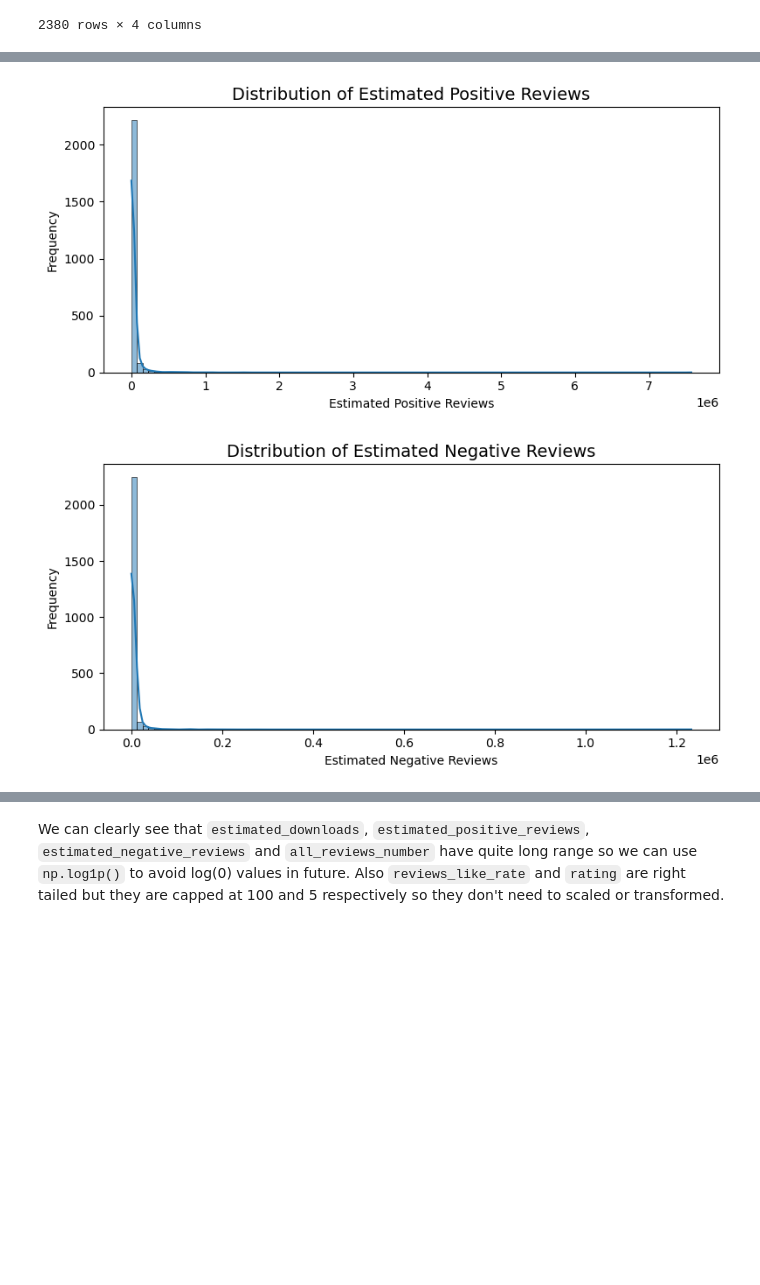
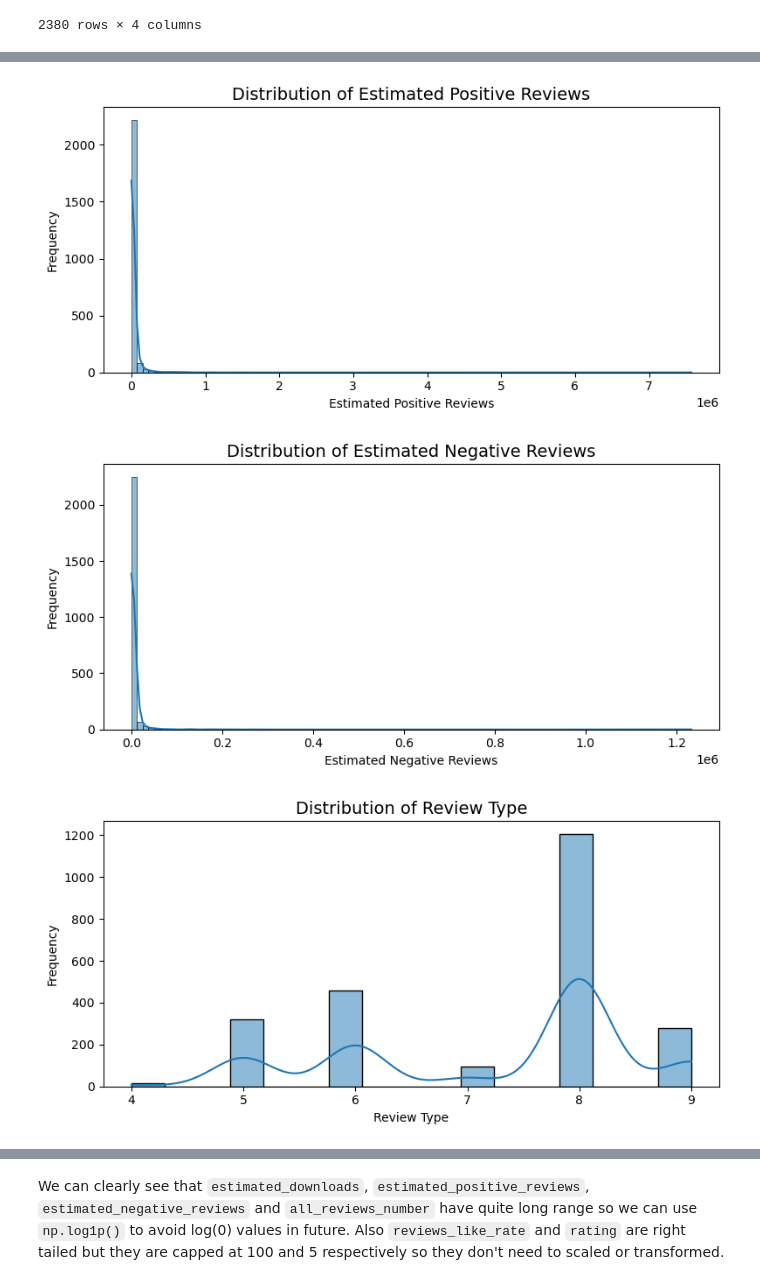
Before and after one commit to Jupiee/steam-eda, a Jupyter notebook: EDA.ipynb, the cells around one changed output, grey strips where cells are left out. Cells and saved outputs as stored; diff of their text form; code cells hidden in the pictures; blank space fills up the shorter version.

```diff
--- a/EDA.ipynb
+++ b/EDA.ipynb
@@ -234,27 +295,28 @@ memory usage: 316.2+ KB
 # %%
-numerical_cols = ['reviews_like_rate', 'all_reviews_number', 'release_date', 'price', 'estimated_downloads', 'length', 'difficulty', 'rating', 'age_restriction', 'estimated_positive_reviews', 'estimated_negative_reviews']
+numerical_cols = ['reviews_like_rate', 'all_reviews_number', 'release_date', 'price', 'estimated_downloads', 'length', 'difficulty', 'rating', 'age_restriction', 'estimated_positive_reviews', 'estimated_negative_reviews', 'review_type']
 
 for column in numerical_cols:
     plt.figure(figsize=(8, 4))
 
     sns.histplot(df[column], kde=True)
     plt.title(f'Distribution of {column.replace("_", " ").title()}', fontsize=14)
     plt.xlabel(column.replace("_", " ").title())
     plt.ylabel("Frequency")
     plt.tight_layout()
     plt.show()
 # %% [output]
 [figure]
 [figure]
 [figure]
 [figure]
 [figure]
 [figure]
 [figure]
 [figure]
 [figure]
 [figure]
 [figure]
+[figure, added]
 # %%
 plt.rc('font', size=14)
 plt.rc('axes', labelsize=14, titlesize=14)
```
Also changed, not shown: parts of 15 cells of this notebook.
